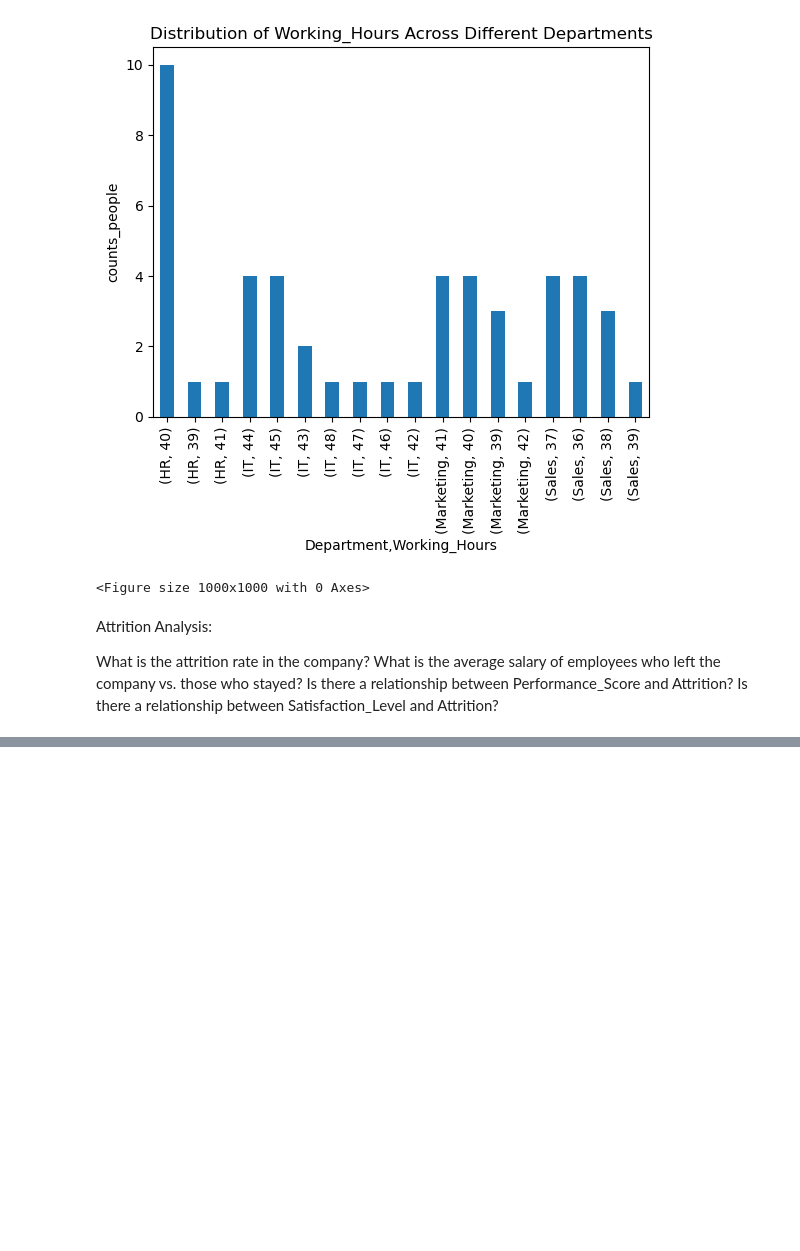
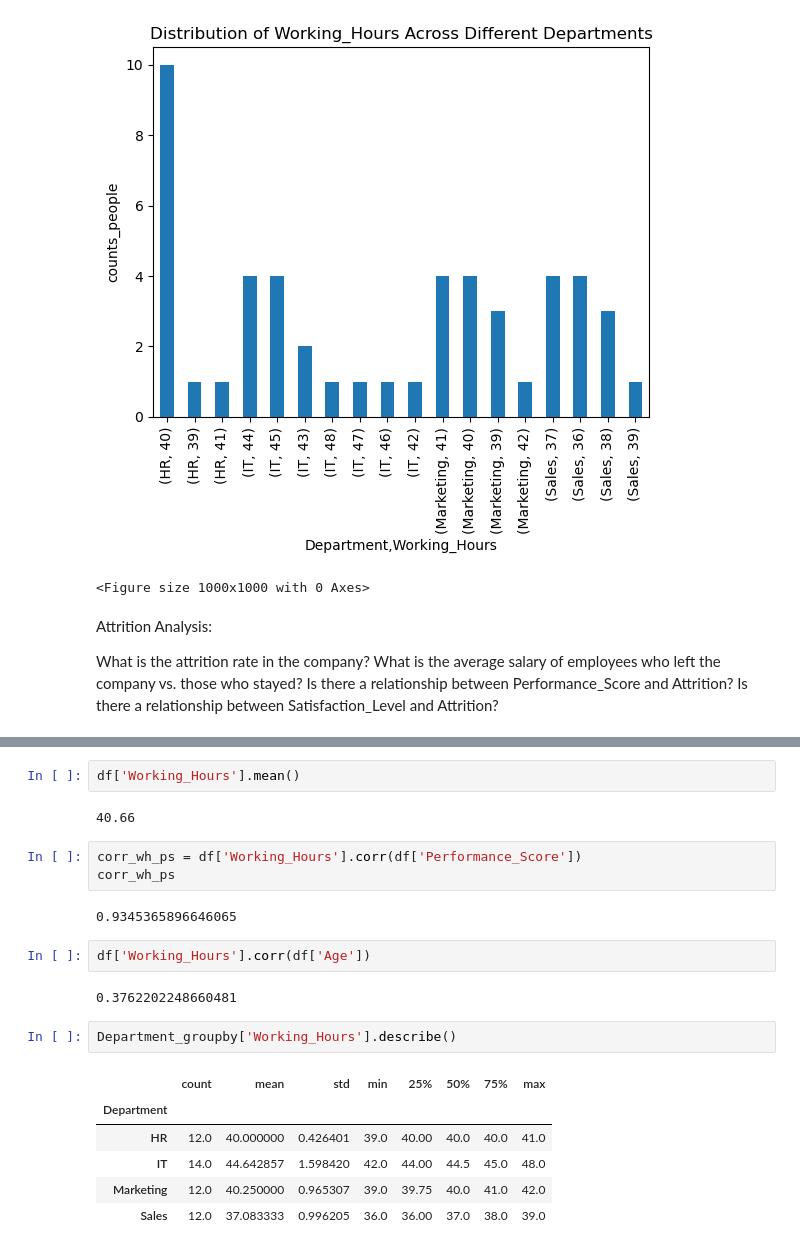
Before and after one commit to amuadhikari2057/EDA, a Jupyter notebook: Untitled.ipynb, the cells around one changed output, grey strips where cells are left out. Cells and saved outputs as stored; diff of their text form; blank space fills up the shorter version.

```diff
--- a/Untitled.ipynb
+++ b/Untitled.ipynb
@@ -239,0 +300,22 @@ Is there a relationship between Satisfaction_Level and Attrition?
+# %%
+df['Working_Hours'].mean()
+# %% [output]
+40.66
+# %%
+corr_wh_ps = df['Working_Hours'].corr(df['Performance_Score'])
+corr_wh_ps
+# %% [output]
+0.9345365896646065
+# %%
+df['Working_Hours'].corr(df['Age'])
+# %% [output]
+0.3762202248660481
+# %%
+Department_groupby['Working_Hours'].describe()
+# %% [output]
+|  | count | mean | std | min | 25% | 50% | 75% | max |
+| Department |  |  |  |  |  |  |  |  |
+| HR | 12.0 | 40.000000 | 0.426401 | 39.0 | 40.00 | 40.0 | 40.0 | 41.0 |
+| IT | 14.0 | 44.642857 | 1.598420 | 42.0 | 44.00 | 44.5 | 45.0 | 48.0 |
+| Marketing | 12.0 | 40.250000 | 0.965307 | 39.0 | 39.75 | 40.0 | 41.0 | 42.0 |
+| Sales | 12.0 | 37.083333 | 0.996205 | 36.0 | 36.00 | 37.0 | 38.0 | 39.0 |
```
Also changed, not shown: parts of 11 cells of this notebook.
